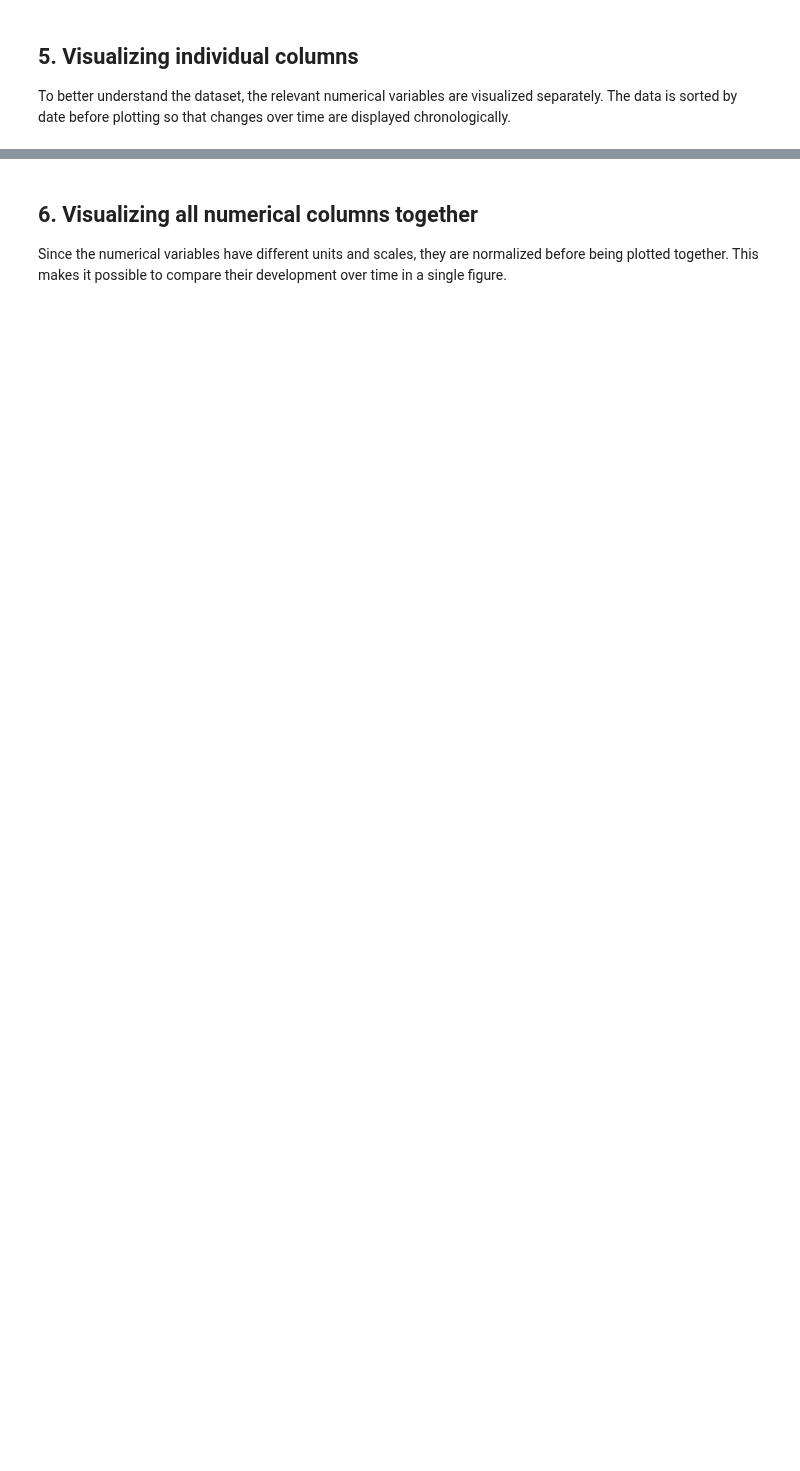
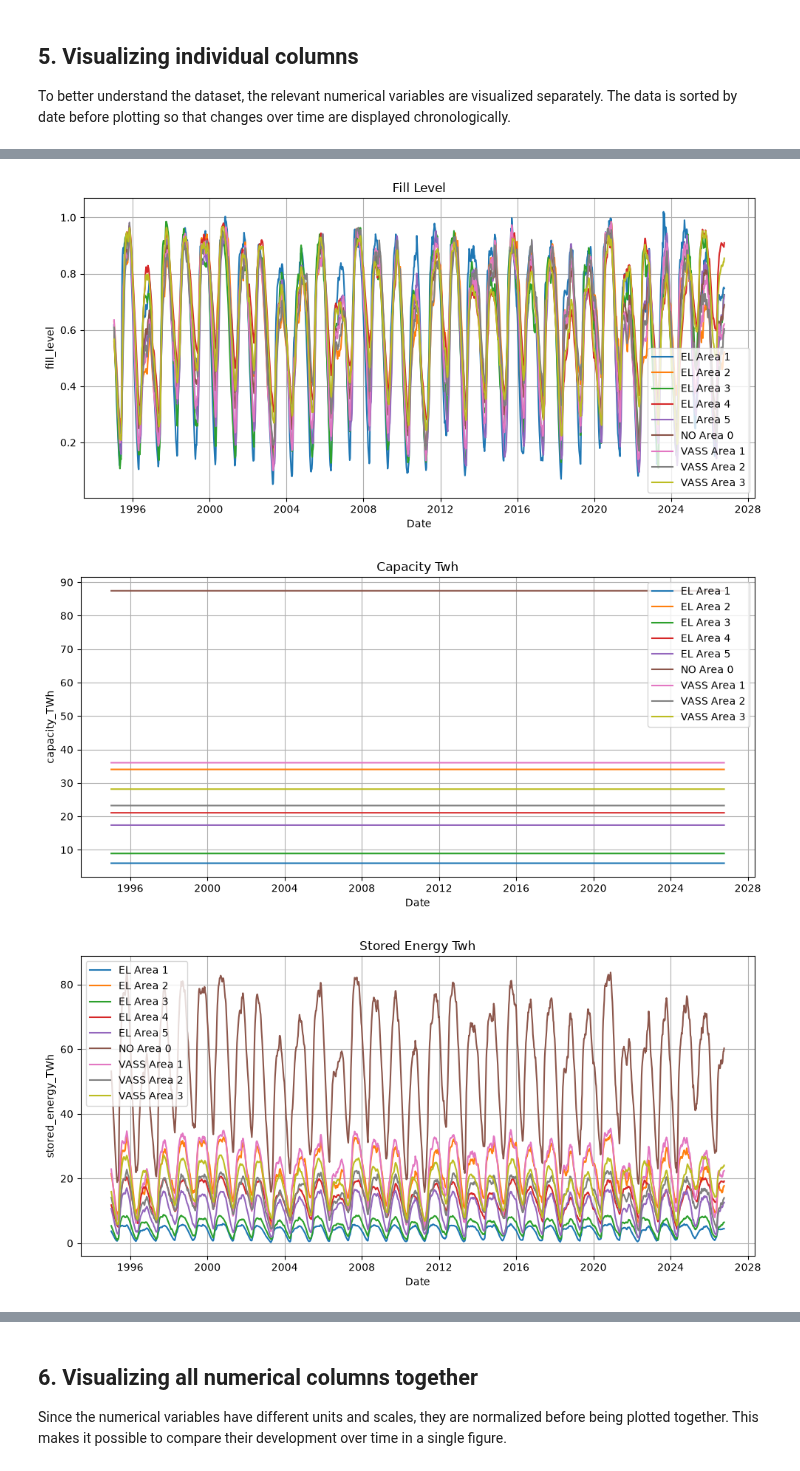
Before and after one commit to dano22222/dano22222, a Jupyter notebook: Project-IND320-part2.ipynb, the cells around one changed output, grey strips where cells are left out. Drawn from its saved outputs; the diff is of its cells as text; code cells hidden in the pictures; blank space fills up the shorter version.

```diff
--- a/Project-IND320-part2.ipynb
+++ b/Project-IND320-part2.ipynb
@@ -51,0 +73,9 @@ df.head()
+# %%
+# Show the different area types
+print("Area types:")
+print(df["area_type"].value_counts())
+
+# Show the area numbers belonging to each type
+print("\nArea numbers by type:")
+for area_type, group in df.groupby("area_type"):
+    print(f"{area_type}: {sorted(group['area_number'].unique())}")
@@ -80,30 +162,44 @@ df.head()
 # %%
-#select the numerical reservoir variables to visualize
+
+# Select the numerical reservoir variables to visualize
 numeric_columns = [
     "fill_level",
     "capacity_TWh",
     "stored_energy_TWh",
     "fill_level_previous_week",
     "change_in_fill_level"
 ]
 
-#plot each numerical variable separately for every reservoir area
+# Plot each numerical variable separately for every reservoir area
 for column in numeric_columns:
     plt.figure(figsize=(10, 5))
 
-    for area in sorted(df["area_number"].unique()):
-        area_data = df[df["area_number"] == area]
+    # Separate areas by both area type and area number
+    for area_type, area in sorted(
+        df[["area_type", "area_number"]]
+        .drop_duplicates()
+        .itertuples(index=False, name=None)
+    ):
+        area_data = df[
+            (df["area_type"] == area_type) &
+            (df["area_number"] == area)
+        ].sort_values("date")
 
         plt.plot(
             area_data["date"],
             area_data[column],
-            label=f"Area {area}"
+            label=f"{area_type} Area {area}"
         )
 
-    #add labels, title, legend and grid to each plot
+    # Add labels, title, legend and grid to each plot
     plt.xlabel("Date")
     plt.ylabel(column)
     plt.title(column.replace("_", " ").title())
     plt.legend()
     plt.grid(True)
+    plt.tight_layout()
     plt.show()
+# %% [output]
+[figure, added]
+[figure, added]
+[figure, added]
```
Also changed, not shown: parts of 25 cells of this notebook, 3 other files.
